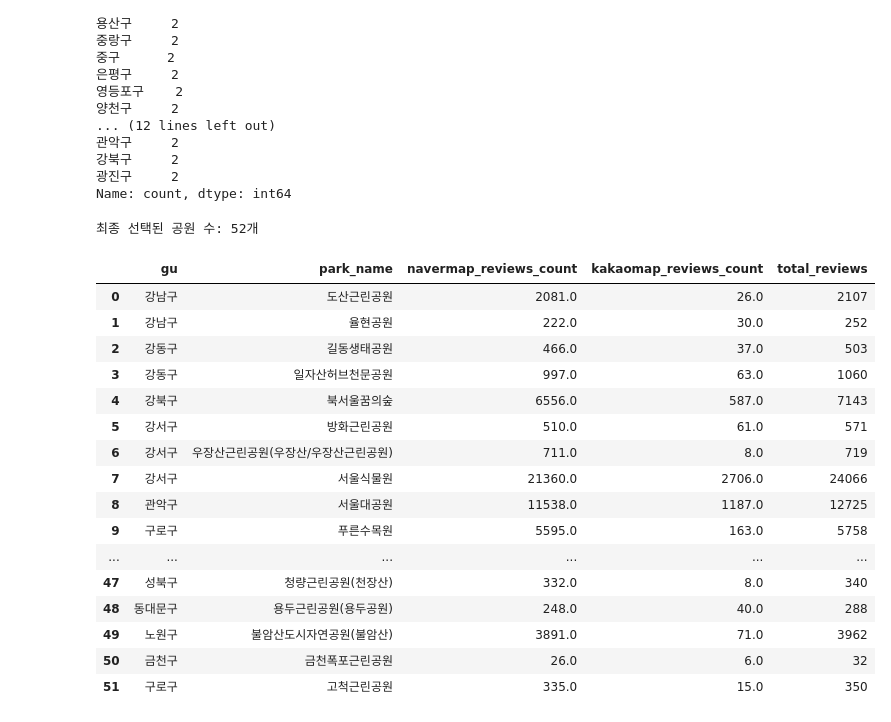
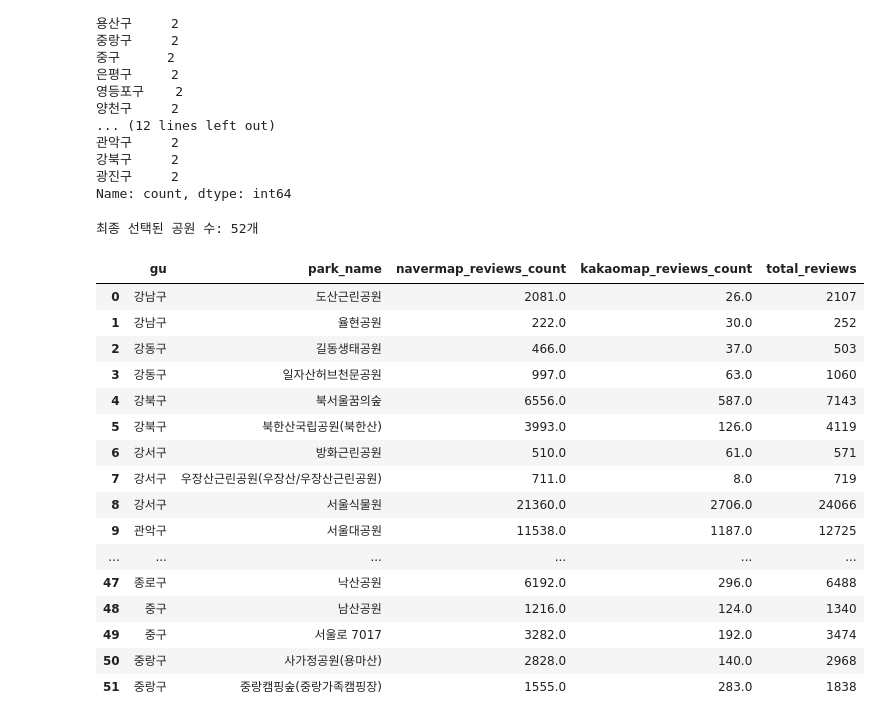
Before and after one commit to daeunpk/seoul_datahub_contest, a Jupyter notebook: measure/select_final_parks.ipynb, the cells around one changed output. Saved outputs shown, nothing was run; the diff lists cells and outputs as text; code cells hidden in the pictures.

```diff
--- a/measure/select_final_parks.ipynb
+++ b/measure/select_final_parks.ipynb
@@ -138,27 +138,31 @@ gu
 광진구     2
 Name: count, dtype: int64
 # %%
+# gu 이름(사전순)으로 정렬
+final_df = final_df.sort_values("gu").reset_index(drop=True)
+
 # 저장
-final_df.to_csv("selected_final_parks.csv", index=False)
+final_df.to_csv("selected_final_parks.csv", index=False, encoding="utf-8-sig")
 
+# 확인
 print(f"최종 선택된 공원 수: {len(final_df)}개")
 final_df
 # %% [output]
 최종 선택된 공원 수: 52개
 |  | gu | park_name | navermap_reviews_count | kakaomap_reviews_count | total_reviews |
 | 0 | 강남구 | 도산근린공원 | 2081.0 | 26.0 | 2107 |
 | 1 | 강남구 | 율현공원 | 222.0 | 30.0 | 252 |
 | 2 | 강동구 | 길동생태공원 | 466.0 | 37.0 | 503 |
 | 3 | 강동구 | 일자산허브천문공원 | 997.0 | 63.0 | 1060 |
 | 4 | 강북구 | 북서울꿈의숲 | 6556.0 | 587.0 | 7143 |
-| 5 | 강서구 | 방화근린공원 | 510.0 | 61.0 | 571 |
-| 6 | 강서구 | 우장산근린공원(우장산/우장산근린공원) | 711.0 | 8.0 | 719 |
-| 7 | 강서구 | 서울식물원 | 21360.0 | 2706.0 | 24066 |
-| 8 | 관악구 | 서울대공원 | 11538.0 | 1187.0 | 12725 |
-| 9 | 구로구 | 푸른수목원 | 5595.0 | 163.0 | 5758 |
+| 5 | 강북구 | 북한산국립공원(북한산) | 3993.0 | 126.0 | 4119 |
+| 6 | 강서구 | 방화근린공원 | 510.0 | 61.0 | 571 |
+| 7 | 강서구 | 우장산근린공원(우장산/우장산근린공원) | 711.0 | 8.0 | 719 |
+| 8 | 강서구 | 서울식물원 | 21360.0 | 2706.0 | 24066 |
+| 9 | 관악구 | 서울대공원 | 11538.0 | 1187.0 | 12725 |
 | ... | ... | ... | ... | ... | ... |
-| 47 | 성북구 | 청량근린공원(천장산) | 332.0 | 8.0 | 340 |
-| 48 | 동대문구 | 용두근린공원(용두공원) | 248.0 | 40.0 | 288 |
-| 49 | 노원구 | 불암산도시자연공원(불암산) | 3891.0 | 71.0 | 3962 |
-| 50 | 금천구 | 금천폭포근린공원 | 26.0 | 6.0 | 32 |
-| 51 | 구로구 | 고척근린공원 | 335.0 | 15.0 | 350 |
+| 47 | 종로구 | 낙산공원 | 6192.0 | 296.0 | 6488 |
+| 48 | 중구 | 남산공원 | 1216.0 | 124.0 | 1340 |
+| 49 | 중구 | 서울로 7017 | 3282.0 | 192.0 | 3474 |
+| 50 | 중랑구 | 사가정공원(용마산) | 2828.0 | 140.0 | 2968 |
+| 51 | 중랑구 | 중랑캠핑숲(중랑가족캠핑장) | 1555.0 | 283.0 | 1838 |
```
Also changed, not shown: 40 other files.
